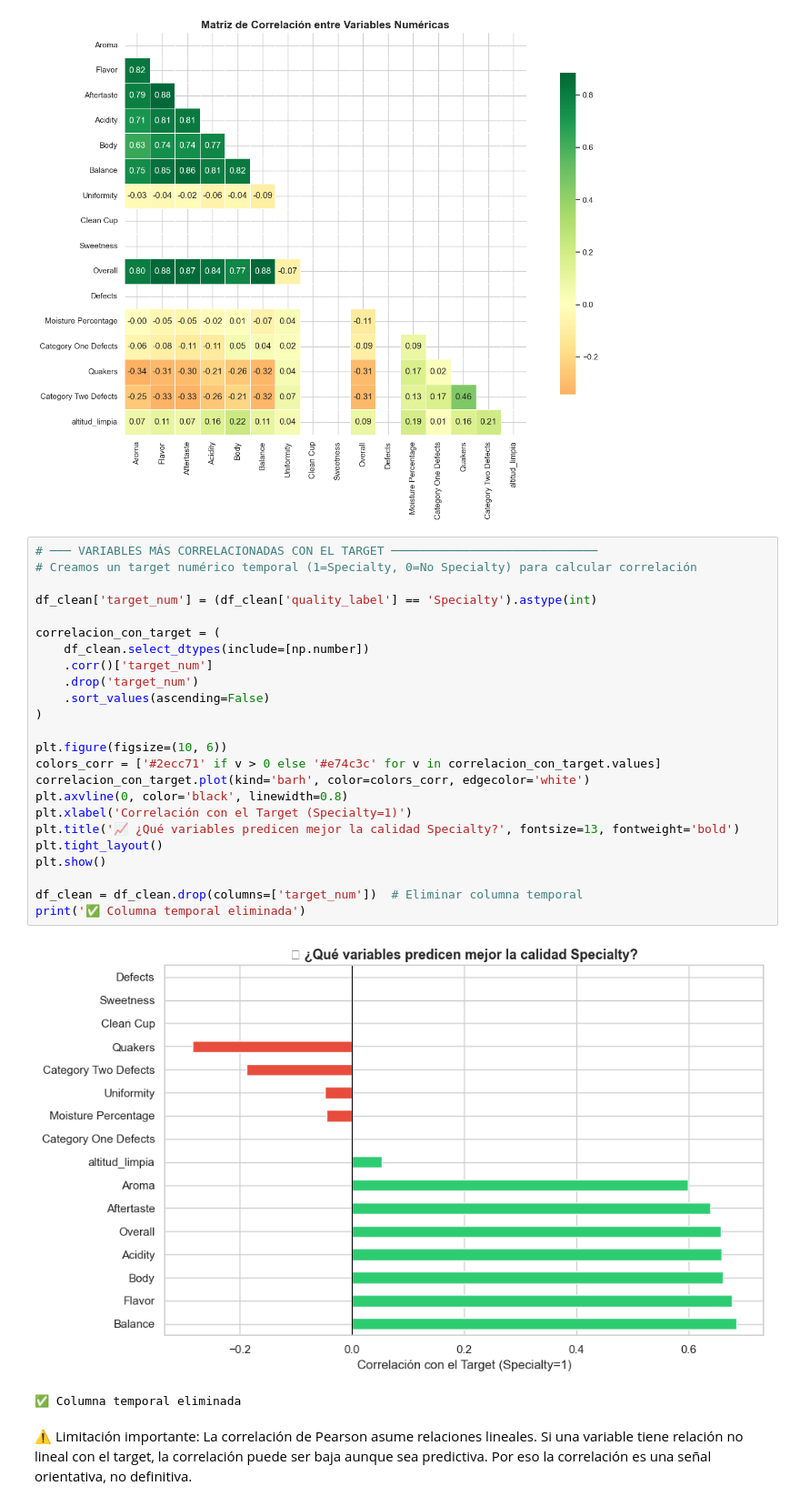
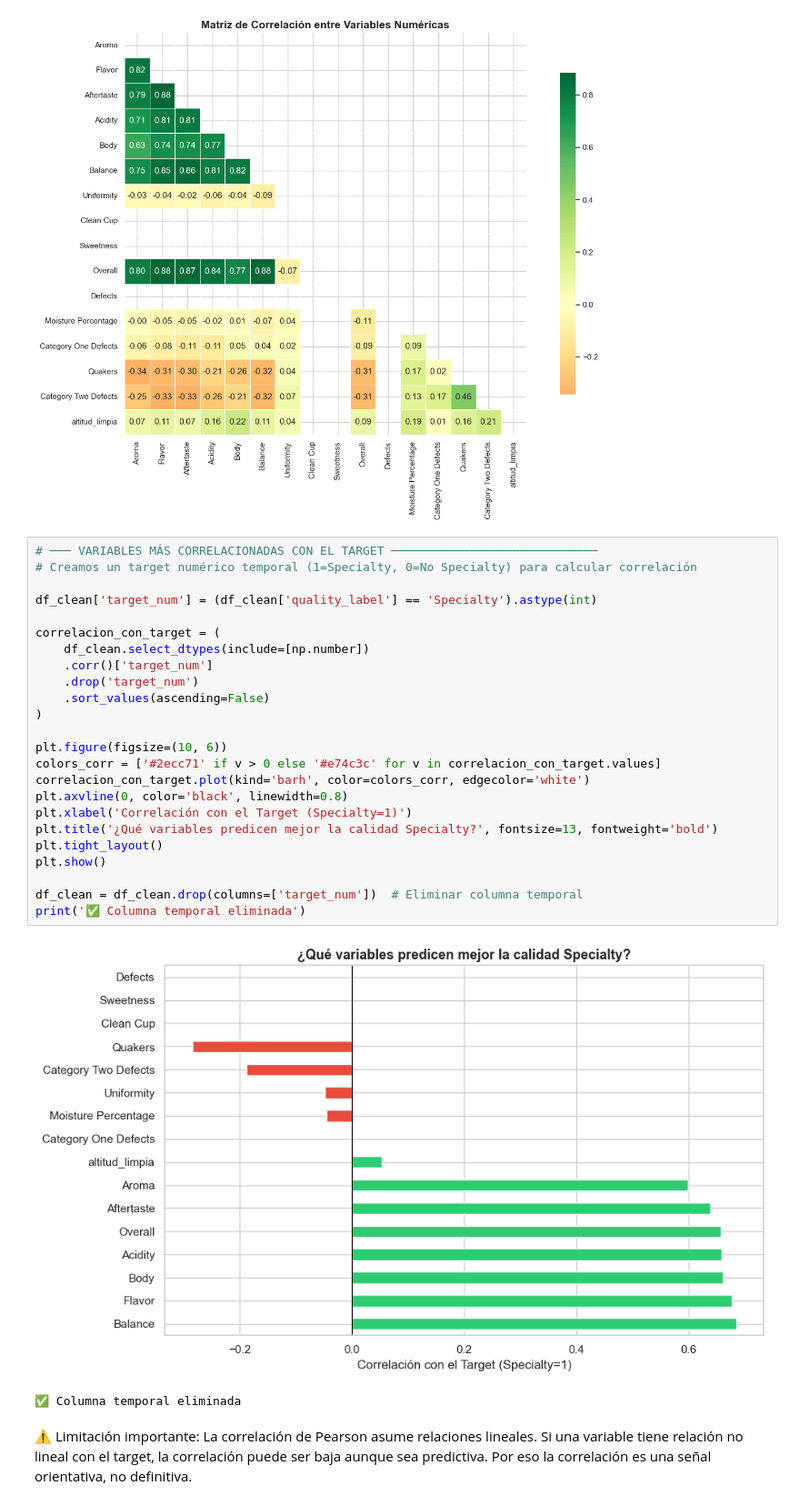
Before and after one commit to Bootcamp-IA-P6/Proyecto6_Grupo1, a Jupyter notebook: notebooks/1_EDA_2023_Jonathan.ipynb, the cells around one changed output. Shown at 91% size. Saved outputs shown, nothing was run; the diff lists cells and outputs as text.

```diff
--- a/notebooks/EDA_Jonathan.ipynb
+++ b/notebooks/1_EDA_2023_Jonathan.ipynb
@@ -738,29 +738,29 @@ plt.show()
 # %%
 # ─── VARIABLES MÁS CORRELACIONADAS CON EL TARGET ─────────────────────────────
 # Creamos un target numérico temporal (1=Specialty, 0=No Specialty) para calcular correlación
 
 df_clean['target_num'] = (df_clean['quality_label'] == 'Specialty').astype(int)
 
 correlacion_con_target = (
     df_clean.select_dtypes(include=[np.number])
     .corr()['target_num']
     .drop('target_num')
     .sort_values(ascending=False)
 )
 
 plt.figure(figsize=(10, 6))
 colors_corr = ['#2ecc71' if v > 0 else '#e74c3c' for v in correlacion_con_target.values]
 correlacion_con_target.plot(kind='barh', color=colors_corr, edgecolor='white')
 plt.axvline(0, color='black', linewidth=0.8)
 plt.xlabel('Correlación con el Target (Specialty=1)')
-plt.title('📈 ¿Qué variables predicen mejor la calidad Specialty?', fontsize=13, fontweight='bold')
+plt.title('¿Qué variables predicen mejor la calidad Specialty?', fontsize=13, fontweight='bold')
 plt.tight_layout()
 plt.show()
 
 df_clean = df_clean.drop(columns=['target_num'])  # Eliminar columna temporal
 print('✅ Columna temporal eliminada')
 # %% [output]
-[figure, old version]
+[figure, new version]
 ✅ Columna temporal eliminada
 # %% [markdown]
 ⚠️ Limitación importante: La correlación de Pearson asume relaciones lineales. Si una variable tiene relación no lineal con el target, la correlación puede ser baja aunque sea predictiva. Por eso la correlación es una señal orientativa, no definitiva.
```
Also changed, not shown: 4 other files.
